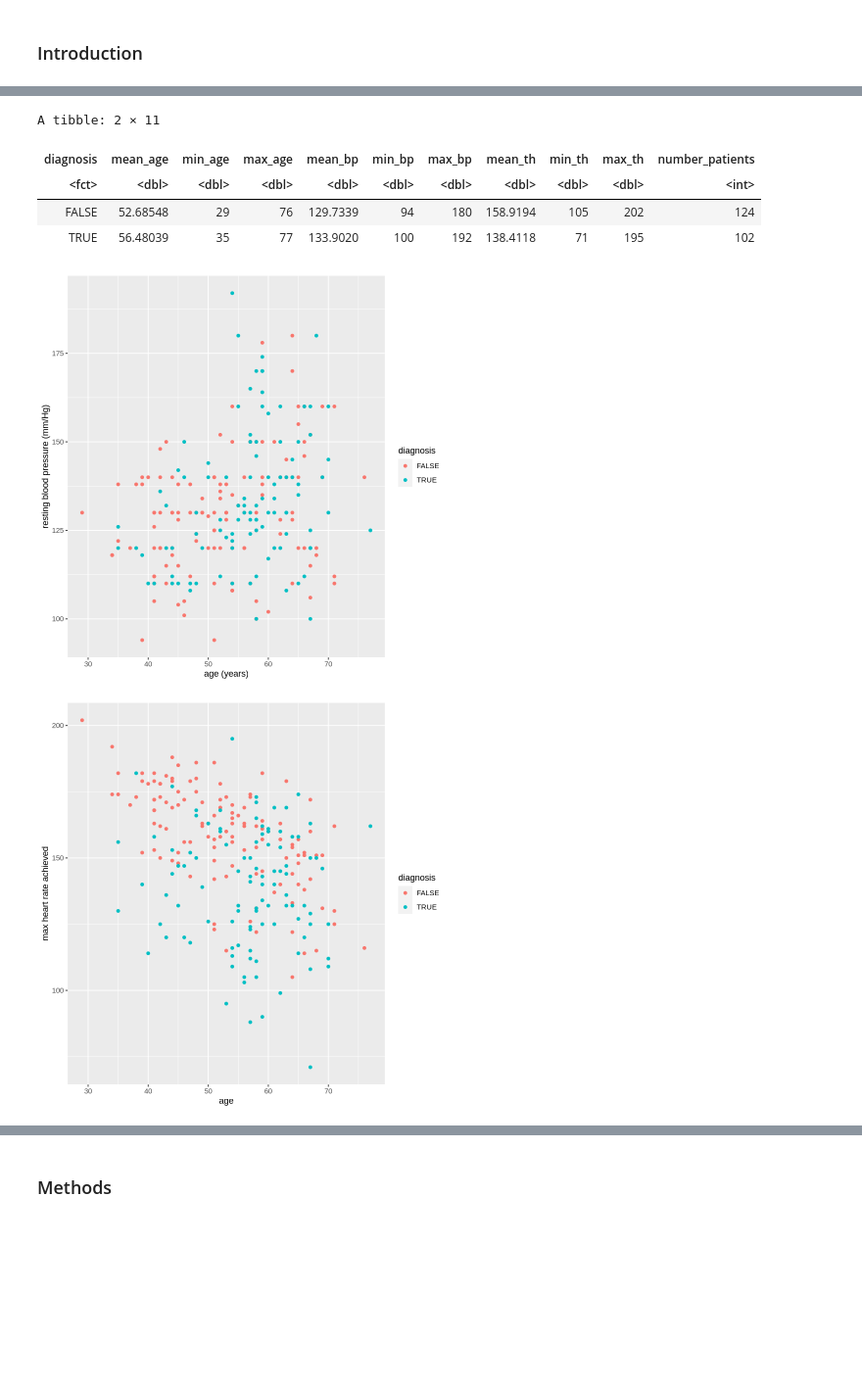
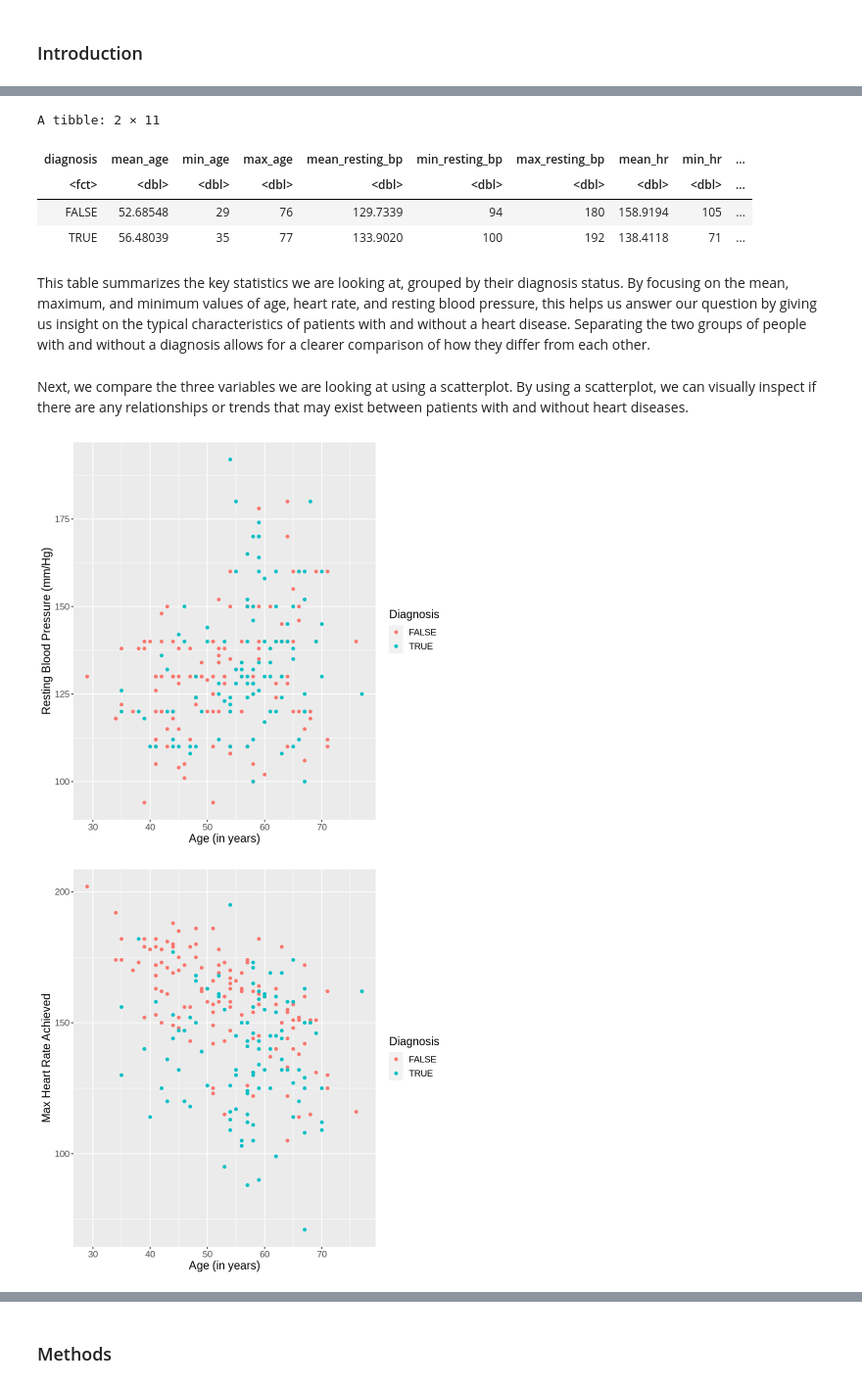
Before and after one commit to gellis03/DSCI-100-project, a Jupyter notebook: group_project_proposal.ipynb, the cells around one changed output, grey strips where cells are left out. Shown at 98% size. Saved outputs shown, nothing was run; the diff lists cells and outputs as text; code cells hidden in the pictures; blank space fills up the shorter version.

Commit message:
Added annotation
Added how we are going to conduct this research and annotations for the visuals we created. made grammar edits and made columns more readable.

```diff
--- a/group_project_proposal.ipynb
+++ b/group_project_proposal.ipynb
@@ -40,8 +42,11 @@ set.seed(1)
 heart_diseases<- read_csv("https://archive.ics.uci.edu/ml/machine-learning-databases/heart-disease/processed.cleveland.data",
                          col_names= c("age", "sex", "cp", "trestbps", "chol", "fbs", "restecg", "thalach", "exang", "oldpeak", "slope", "ca", "thal", "num"))
 
-#heart_diseases$sex[heart_diseases$sex == 1] <- "Male"
-#heart_diseases$sex[heart_diseases$sex == 0] <- "Female"
+heart_diseases$sex[heart_diseases$sex == 1] <- "Male"
+heart_diseases$sex[heart_diseases$sex == 0] <- "Female"
+names(heart_diseases)[names(heart_diseases) == "thalach"] <- "max_hr"
+names(heart_diseases)[names(heart_diseases) == "trestbps"] <- "resting_bp"
+
 
 heart_diseases<- heart_diseases |>
     mutate(diagnosis = ifelse (is.na(num), NA, (num>0))) |>
@@ -80,35 +85,44 @@ A tibble: 6 × 15
 heart_summary<- heart_training |>
     group_by(diagnosis) |>
     summarize(mean_age= mean(age), min_age= min(age), max_age= max(age),
-              mean_bp= mean(trestbps), min_bp = min(trestbps), max_bp= max(trestbps),
-              mean_th= mean(thalach), min_th = min(thalach), max_th= max(thalach),
+              mean_resting_bp= mean(resting_bp), min_resting_bp = min(resting_bp), max_resting_bp= max(resting_bp),
+              mean_hr= mean(max_hr), min_hr = min(max_hr), max_hr= max(max_hr),
               number_patients= n())
 heart_summary
 # %% [output]
 A tibble: 2 × 11
-| diagnosis | mean_age | min_age | max_age | mean_bp | min_bp | max_bp | mean_th | min_th | max_th | number_patients |
-| <fct> | <dbl> | <dbl> | <dbl> | <dbl> | <dbl> | <dbl> | <dbl> | <dbl> | <dbl> | <int> |
-| FALSE | 52.68548 | 29 | 76 | 129.7339 | 94 | 180 | 158.9194 | 105 | 202 | 124 |
-| TRUE | 56.48039 | 35 | 77 | 133.9020 | 100 | 192 | 138.4118 | 71 | 195 | 102 |
+| diagnosis | mean_age | min_age | max_age | mean_resting_bp | min_resting_bp | max_resting_bp | mean_hr | min_hr | ... |
+| <fct> | <dbl> | <dbl> | <dbl> | <dbl> | <dbl> | <dbl> | <dbl> | <dbl> | ... |
+| FALSE | 52.68548 | 29 | 76 | 129.7339 | 94 | 180 | 158.9194 | 105 | ... |
+| TRUE | 56.48039 | 35 | 77 | 133.9020 | 100 | 192 | 138.4118 | 71 | ... |
+# %% [markdown]
+This table summarizes the key statistics we are looking at, grouped by their diagnosis status. By focusing on the mean, maximum, and minimum values of age, heart rate, and resting blood pressure, this helps us answer our question by giving us insight on the typical characteristics of patients with and without a heart disease. Separating the two groups of people with and without a diagnosis allows for a clearer comparison of how they differ from each other.
+# %% [markdown]
+Next, we compare the three variables we are looking at using a scatterplot. By using a scatterplot, we can visually inspect if there are any relationships or trends that may exist between patients with and without heart diseases.
 # %%
 #visualzing the data
 
 
-plot_1<- ggplot(heart_training, aes(x=age, y=trestbps)) +
+plot_1<- ggplot(heart_training, aes(x=age, y=resting_bp)) +
     geom_point(aes(color=diagnosis))+
-    labs(x="age (years)", y="resting blood pressure (mm/Hg)", color= "diagnosis")
+    labs(x="Age (in years)", y="Resting Blood Pressure (mm/Hg)", color= "Diagnosis") +
+    theme(text = element_text(size = 14))
 
-plot_2<- ggplot(heart_training, aes(x=age, y=thalach)) +
+
+plot_2<- ggplot(heart_training, aes(x=age, y=max_hr)) +
     geom_point(aes(color=diagnosis))+
-    labs( x="age",y="max heart rate achieved", color= "diagnosis")
+    labs( x="Age (in years)",y="Max Heart Rate Achieved", color= "Diagnosis") +
+    theme(text = element_text(size = 14))
 
-plot_3<- ggplot(heart_training, aes(x=trestbps, y=thalach)) +
+
+plot_3<- ggplot(heart_training, aes(x=resting_bp, y=max_hr)) +
     geom_point(aes(color=diagnosis))+
-    labs(x="blood pressure", y="max heart rate achieved", color= "diagnosis")
+    labs(x="Blood pressure", y="Max Heart Rate Achieved", color= "Diagnosis") +
+    theme(text = element_text(size = 14))
 
 plot_1
 plot_2
 plot_3
 # %% [output]
-[figure, old version]
+[figure, new version]
-[figure, old version]
+[figure, new version]
```
Also changed, not shown: parts of 7 cells of this notebook.
